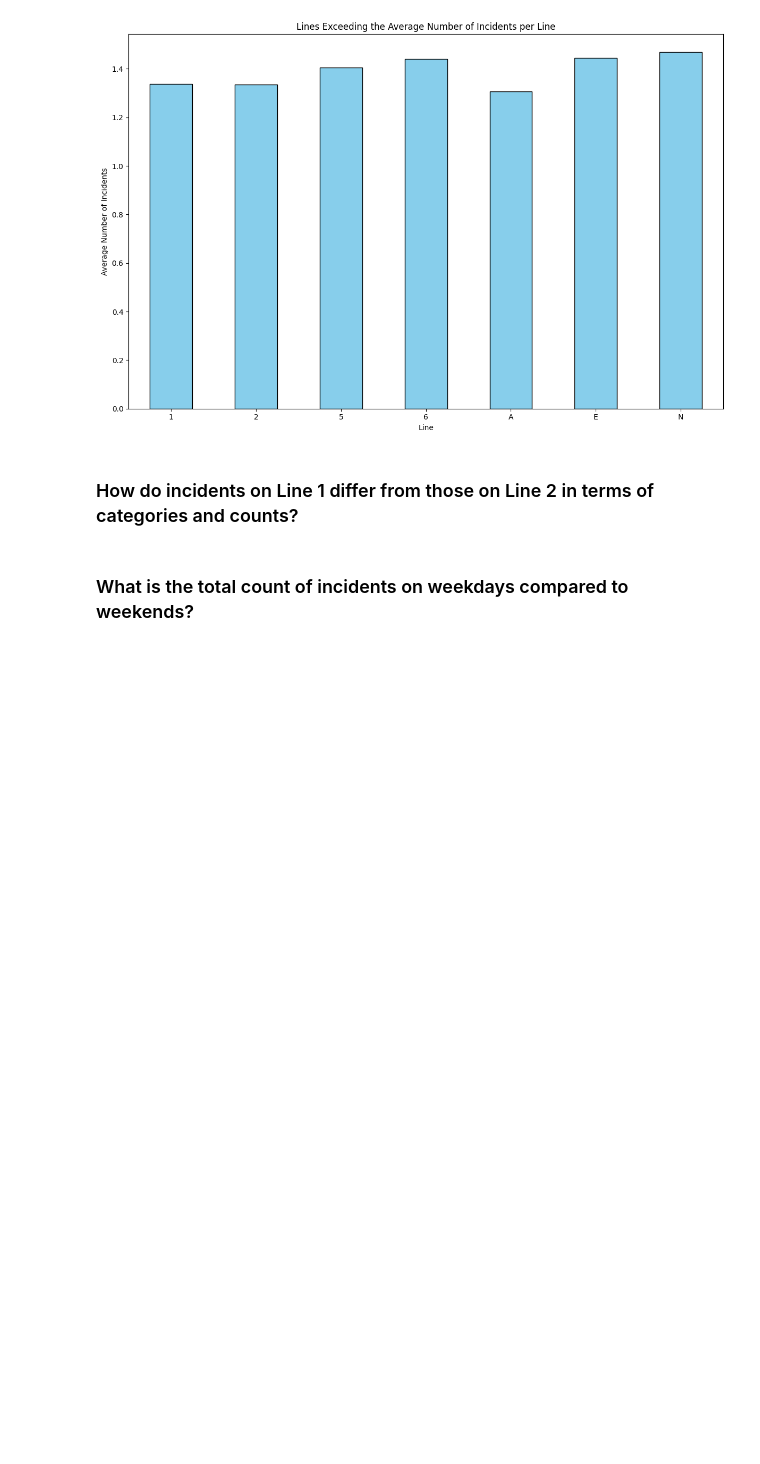
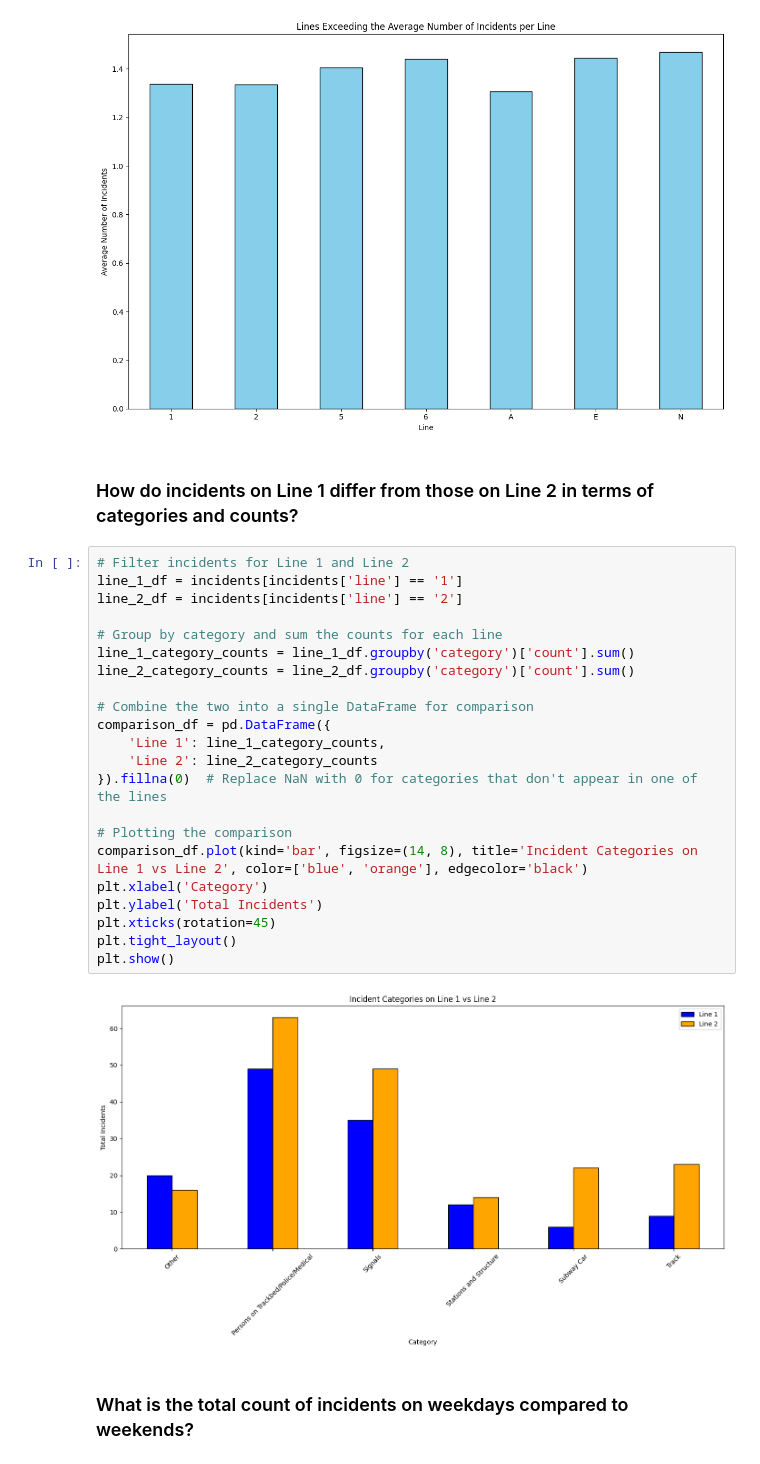
Before and after one commit to wdavjr/wd-mta-major-incidents-analysis, a Jupyter notebook: mta_major_incidents_2020.ipynb, the cells around one changed output. Drawn from its saved outputs; the diff is of its cells as text; blank space fills up the shorter version.

```diff
--- a/mta_major_incidents_2020.ipynb
+++ b/mta_major_incidents_2020.ipynb
@@ -262,5 +262,29 @@ Average number of incidents across all lines: 1.3056968463886063
 [figure]
 # %% [markdown]
 ### How do incidents on Line 1 differ from those on Line 2 in terms of categories and counts?
+# %%
+# Filter incidents for Line 1 and Line 2
+line_1_df = incidents[incidents['line'] == '1']
+line_2_df = incidents[incidents['line'] == '2']
+
+# Group by category and sum the counts for each line
+line_1_category_counts = line_1_df.groupby('category')['count'].sum()
+line_2_category_counts = line_2_df.groupby('category')['count'].sum()
+
+# Combine the two into a single DataFrame for comparison
+comparison_df = pd.DataFrame({
+    'Line 1': line_1_category_counts,
+    'Line 2': line_2_category_counts
+}).fillna(0)  # Replace NaN with 0 for categories that don't appear in one of the lines
+
+# Plotting the comparison
+comparison_df.plot(kind='bar', figsize=(14, 8), title='Incident Categories on Line 1 vs Line 2', color=['blue', 'orange'], edgecolor='black')
+plt.xlabel('Category')
+plt.ylabel('Total Incidents')
+plt.xticks(rotation=45)
+plt.tight_layout()
+plt.show()
+# %% [output]
+[figure, added]
 # %% [markdown]
 ### What is the total count of incidents on weekdays compared to weekends?
```
Also changed, not shown: parts of 2 cells of this notebook.
